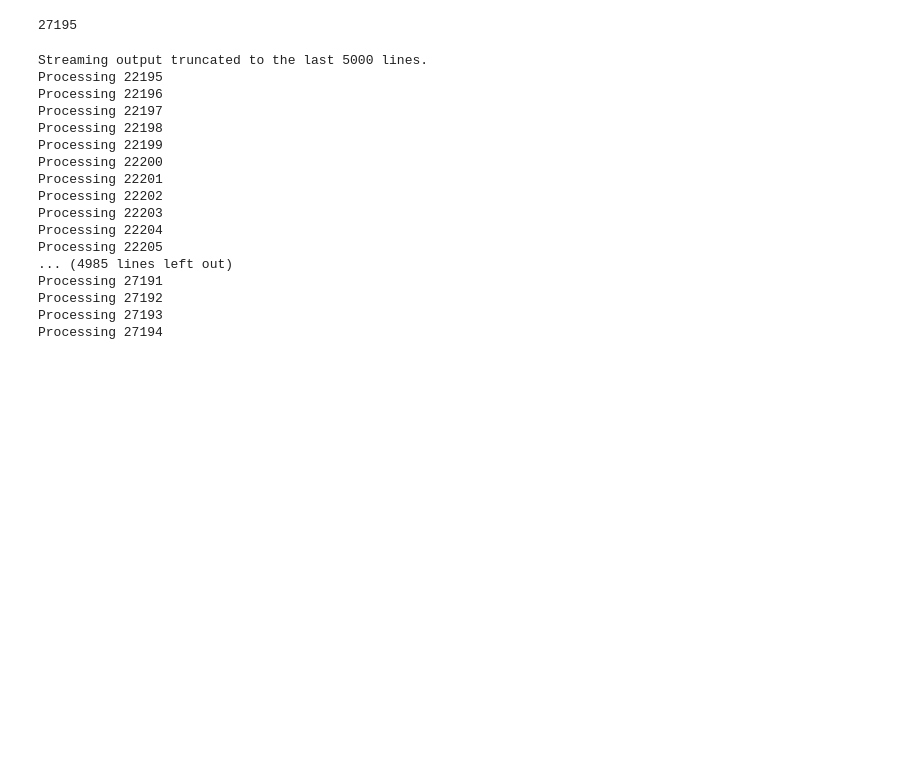
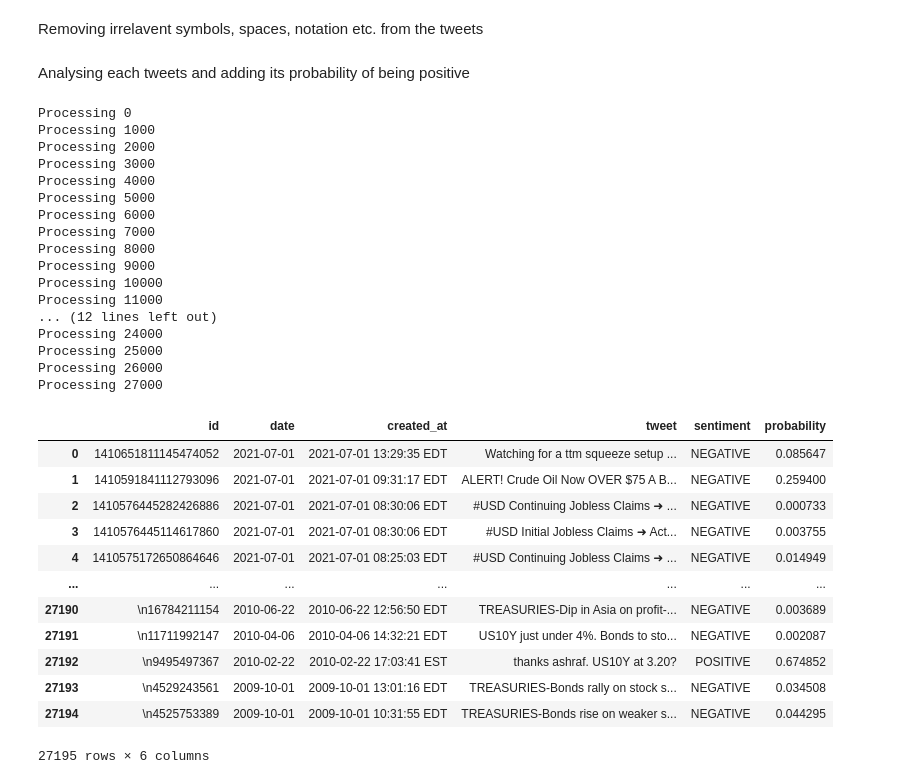
Before and after one commit to armw37/YieldProject, a Jupyter notebook: sentiment_analysis/Tweets_Extraction.ipynb, the cells around one changed output. Drawn from its saved outputs; the diff is of its cells as text; code cells hidden in the pictures; blank space fills up the shorter version.

```diff
--- a/sentiment_analysis/Tweets_Extraction.ipynb
+++ b/sentiment_analysis/Tweets_Extraction.ipynb
@@ -63,0 +32,6 @@ df1.to_csv('tweets.csv', index=False)
+# %%
+df = df[df['language'] == 'en']
+df.reset_index(inplace=True)
+del df['index']
+df1 = df[['id','date', 'created_at', 'tweet']]
+display(df1)
@@ -71,3 +58,5 @@ sentiment_model = flair.models.TextClassifier.load('en-sentiment')
+# %% [markdown]
+Removing irrelavent symbols, spaces, notation etc. from the tweets
 # %%
 def clean(tweet):
   whitespace = re.compile(r"\s+")
@@ -84,6 +75,0 @@ def clean(tweet):
-# %%
-df1 = df1[0:len(df1)-1]
-df1['tweet'] = df1['tweet'].apply(clean)
-print(len(df1))
-# %% [output]
-27195
@@ -92,32 +76,58 @@ df1.to_csv('tweets_processed.csv', index=False)
+# %% [markdown]
+Analysing each tweets and adding its probability of being positive
 # %%
 sentiments = []
 probabilities = []
 i = 0
+df1.reset_index(inplace=True)
+del df1['index']
 for tweet in df1['tweet']:
-  print('Processing', i)
+  if i%1000 == 0:
+    print('Processing', i)
   i += 1
   sentence = flair.data.Sentence(tweet)
   sentiment_model.predict(sentence)
-  probabilities.append(sentence.labels[0].score)
-  sentiments.append(sentence.labels[0].value)
+
+  value = sentence.labels[0].value
+  score = sentence.labels[0].score
+  if value == 'NEGATIVE':
+    score = 1 - score
+
+  probabilities.append(score)
+  sentiments.append(value)
 
 df1['sentiment'] = sentiments
 df1['probability'] = probabilities
+
+display(df1)
 # %% [output]
-Streaming output truncated to the last 5000 lines.
-Processing 22195
-Processing 22196
-Processing 22197
-Processing 22198
-Processing 22199
-Processing 22200
-Processing 22201
-Processing 22202
-Processing 22203
-Processing 22204
-Processing 22205
-... (4985 lines left out)
-Processing 27191
-Processing 27192
-Processing 27193
-Processing 27194
+Processing 0
+Processing 1000
+Processing 2000
+Processing 3000
+Processing 4000
+Processing 5000
+Processing 6000
+Processing 7000
+Processing 8000
+Processing 9000
+Processing 10000
+Processing 11000
+... (12 lines left out)
+Processing 24000
+Processing 25000
+Processing 26000
+Processing 27000
+|  | id | date | created_at | tweet | sentiment | probability |
+| 0 | 1410651811145474052 | 2021-07-01 | 2021-07-01 13:29:35 EDT | Watching for a ttm squeeze setup ... | NEGATIVE | 0.085647 |
+| 1 | 1410591841112793096 | 2021-07-01 | 2021-07-01 09:31:17 EDT | ALERT! Crude Oil Now OVER $75 A B... | NEGATIVE | 0.259400 |
+| 2 | 1410576445282426886 | 2021-07-01 | 2021-07-01 08:30:06 EDT | #USD Continuing Jobless Claims ➜ ... | NEGATIVE | 0.000733 |
+| 3 | 1410576445114617860 | 2021-07-01 | 2021-07-01 08:30:06 EDT | #USD Initial Jobless Claims ➜ Act... | NEGATIVE | 0.003755 |
+| 4 | 1410575172650864646 | 2021-07-01 | 2021-07-01 08:25:03 EDT | #USD Continuing Jobless Claims ➜ ... | NEGATIVE | 0.014949 |
+| ... | ... | ... | ... | ... | ... | ... |
+| 27190 | \n16784211154 | 2010-06-22 | 2010-06-22 12:56:50 EDT | TREASURIES-Dip in Asia on profit-... | NEGATIVE | 0.003689 |
+| 27191 | \n11711992147 | 2010-04-06 | 2010-04-06 14:32:21 EDT | US10Y just under 4%. Bonds to sto... | NEGATIVE | 0.002087 |
+| 27192 | \n9495497367 | 2010-02-22 | 2010-02-22 17:03:41 EST | thanks ashraf. US10Y at 3.20? | POSITIVE | 0.674852 |
+| 27193 | \n4529243561 | 2009-10-01 | 2009-10-01 13:01:16 EDT | TREASURIES-Bonds rally on stock s... | NEGATIVE | 0.034508 |
+| 27194 | \n4525753389 | 2009-10-01 | 2009-10-01 10:31:55 EDT | TREASURIES-Bonds rise on weaker s... | NEGATIVE | 0.044295 |
+27195 rows × 6 columns
```
Also changed, not shown: parts of 27 cells of this notebook, 2 other files.
